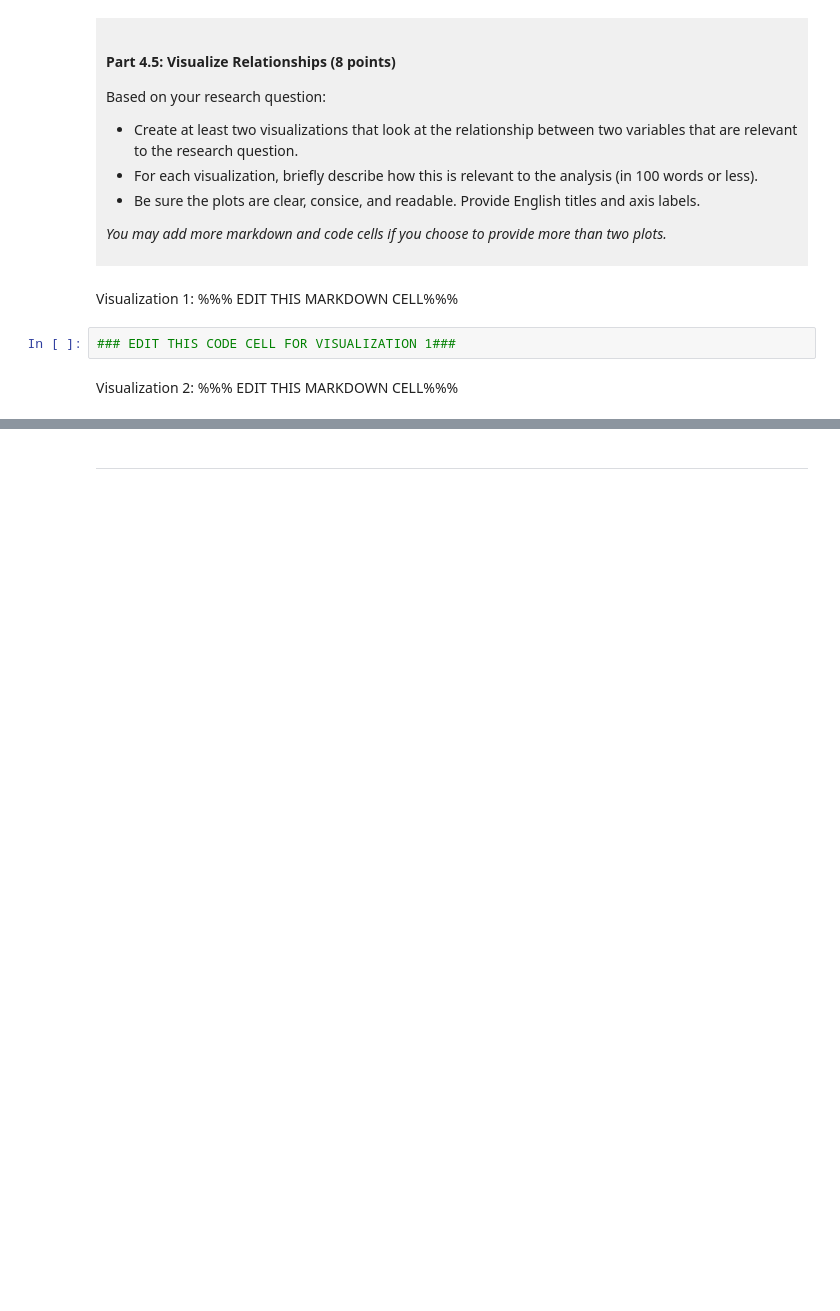
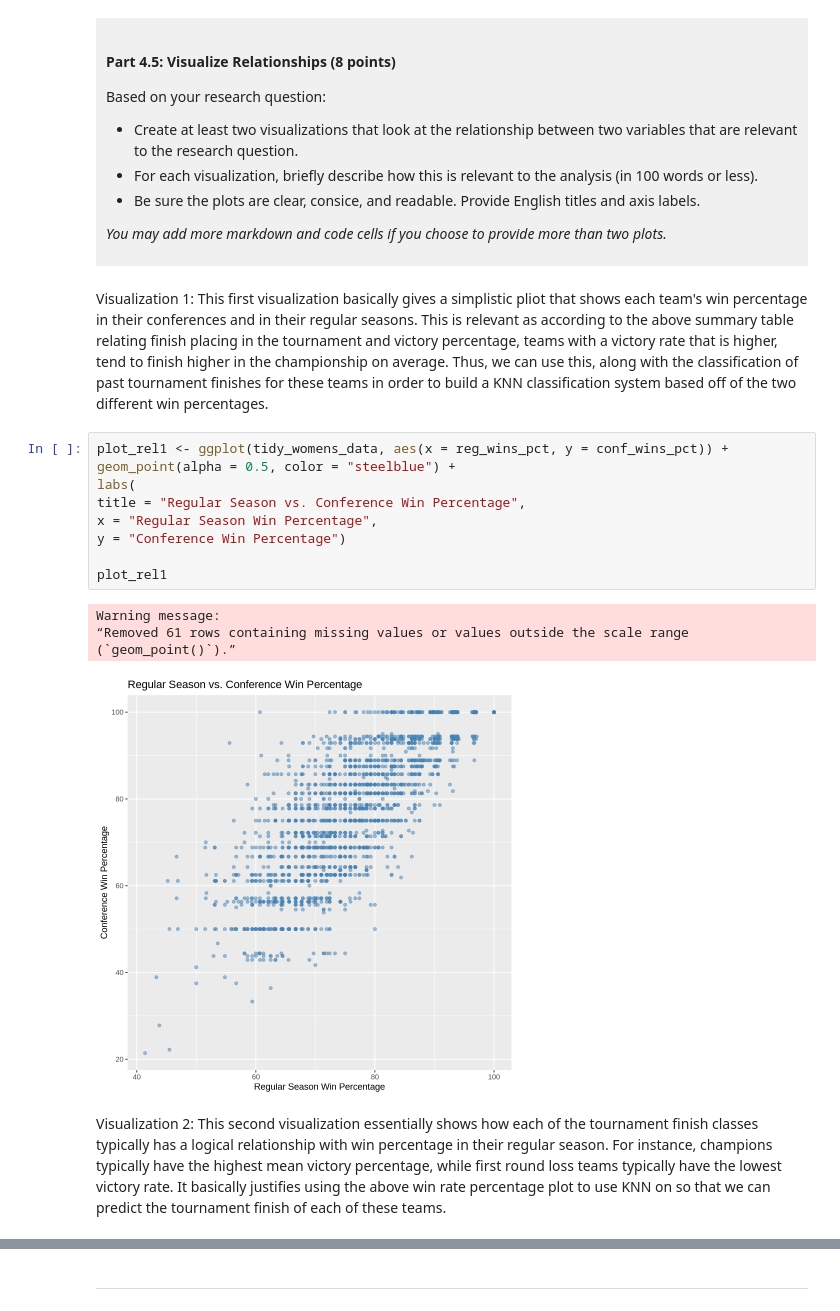
Before and after one commit to DarrianKarmadji/dsci100-project-darrian-karmadji, a Jupyter notebook: dsci-100-project-notebook.ipynb, the cells around one changed output, grey strips where cells are left out. Drawn from its saved outputs; the diff is of its cells as text; blank space fills up the shorter version.

```diff
--- a/dsci-100-project-notebook.ipynb
+++ b/dsci-100-project-notebook.ipynb
@@ -319,9 +382,21 @@ Based on your research question:
 *You may add more markdown and code cells if you choose to provide more than two plots.*
 </div>
 # %% [markdown]
-Visualization 1: %%% EDIT THIS MARKDOWN CELL%%%
+Visualization 1: This first visualization basically gives a simplistic pliot that shows each team's win percentage in their conferences and in their regular seasons. This is relevant as according to the above summary table relating finish placing in the tournament and victory percentage, teams with a victory rate that is higher, tend to finish higher in the championship on average. Thus, we can use this, along with the classification of past tournament finishes for these teams in order to build a KNN classification system based off of the two different win percentages.
 # %%
-### EDIT THIS CODE CELL FOR VISUALIZATION 1###
+plot_rel1 <- ggplot(tidy_womens_data, aes(x = reg_wins_pct, y = conf_wins_pct)) +
+geom_point(alpha = 0.5, color = "steelblue") +
+labs(
+title = "Regular Season vs. Conference Win Percentage",
+x = "Regular Season Win Percentage",
+y = "Conference Win Percentage")
+
+plot_rel1
+# %% [output]
+Warning message:
+“Removed 61 rows containing missing values or values outside the scale range
+(`geom_point()`).”
+[figure, added]
 # %% [markdown]
-Visualization 2: %%% EDIT THIS MARKDOWN CELL%%%
+Visualization 2: This second visualization essentially shows how each of the tournament finish classes typically has a logical relationship with win percentage in their regular season. For instance, champions typically have the highest mean victory percentage, while first round loss teams typically have the lowest victory rate. It basically justifies using the above win rate percentage plot to use KNN on so that we can predict the tournament finish of each of these teams.
 # %%
```
Also changed, not shown: parts of 8 cells of this notebook.
